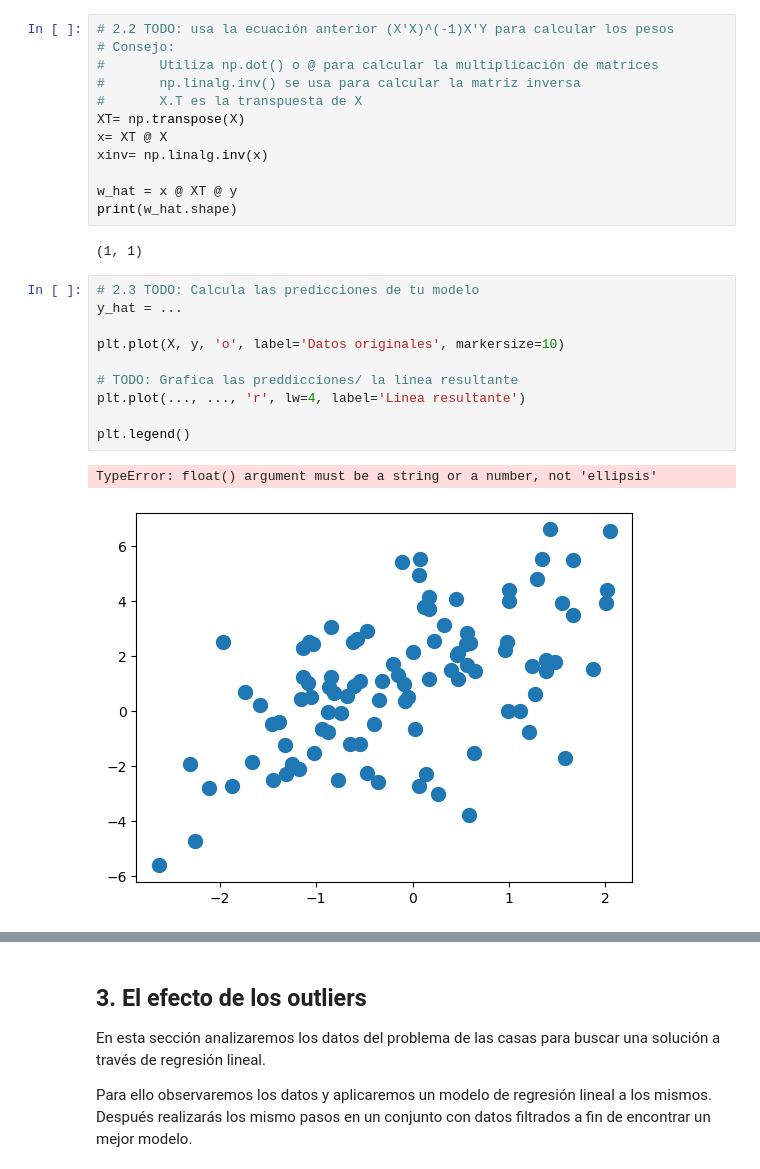
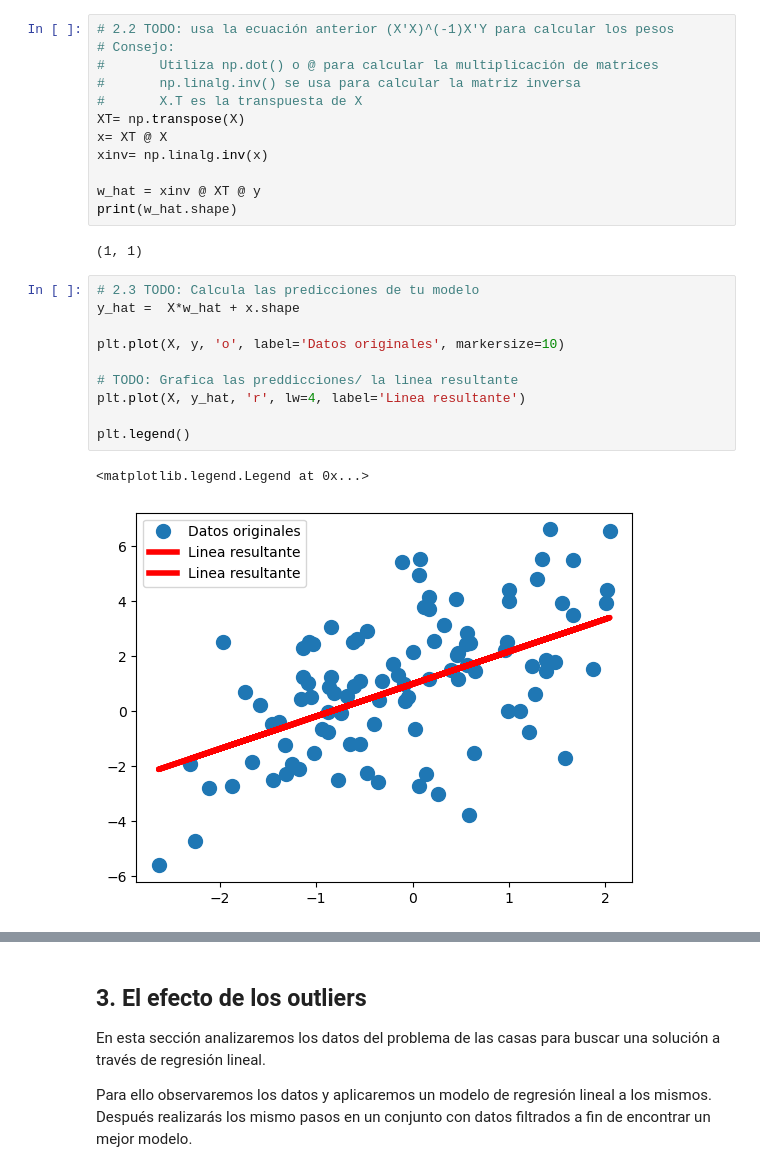
Before and after one commit to jorgeibarra17/SI23_TRIPLEA, a Jupyter notebook: ejercicio_1-LinearReg/linear_regression.ipynb, the cells around one changed output, grey strips where cells are left out. Cells and saved outputs as stored; diff of their text form.

```diff
--- a/ejercicio_1-LinearReg/linear_regression.ipynb
+++ b/ejercicio_1-LinearReg/linear_regression.ipynb
@@ -85,22 +85,22 @@ XT= np.transpose(X)
 x= XT @ X
 xinv= np.linalg.inv(x)
 
-w_hat = x @ XT @ y
+w_hat = xinv @ XT @ y
 print(w_hat.shape)
 # %% [output]
 (1, 1)
 # %%
 # 2.3 TODO: Calcula las predicciones de tu modelo
-y_hat = ...
+y_hat =  X*w_hat + x.shape
 
 plt.plot(X, y, 'o', label='Datos originales', markersize=10)
 
 # TODO: Grafica las preddicciones/ la linea resultante
-plt.plot(..., ..., 'r', lw=4, label='Linea resultante')
+plt.plot(X, y_hat, 'r', lw=4, label='Linea resultante')
 
 plt.legend()
 # %% [output]
-TypeError: float() argument must be a string or a number, not 'ellipsis'
+<matplotlib.legend.Legend at 0x...>
-[figure, old version]
+[figure, new version]
 # %%
 ## 2.4 TODO: Calcula la suma de errores cuadrádos
```
Also changed, not shown: parts of 1 cell of this notebook.
